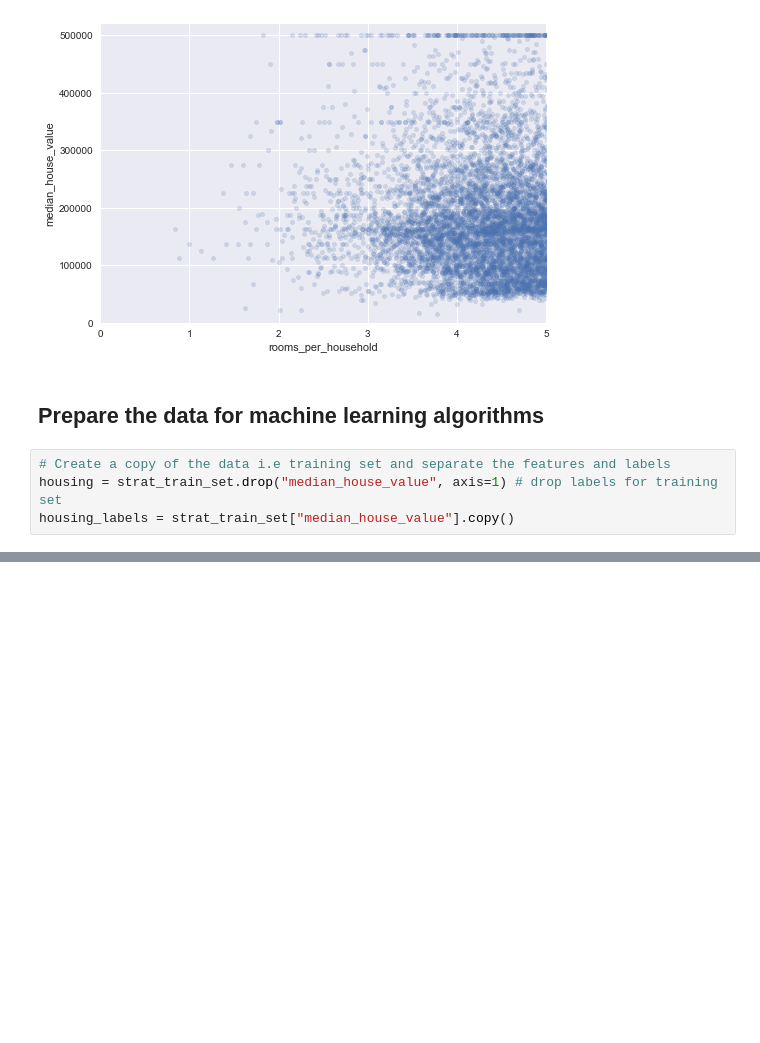
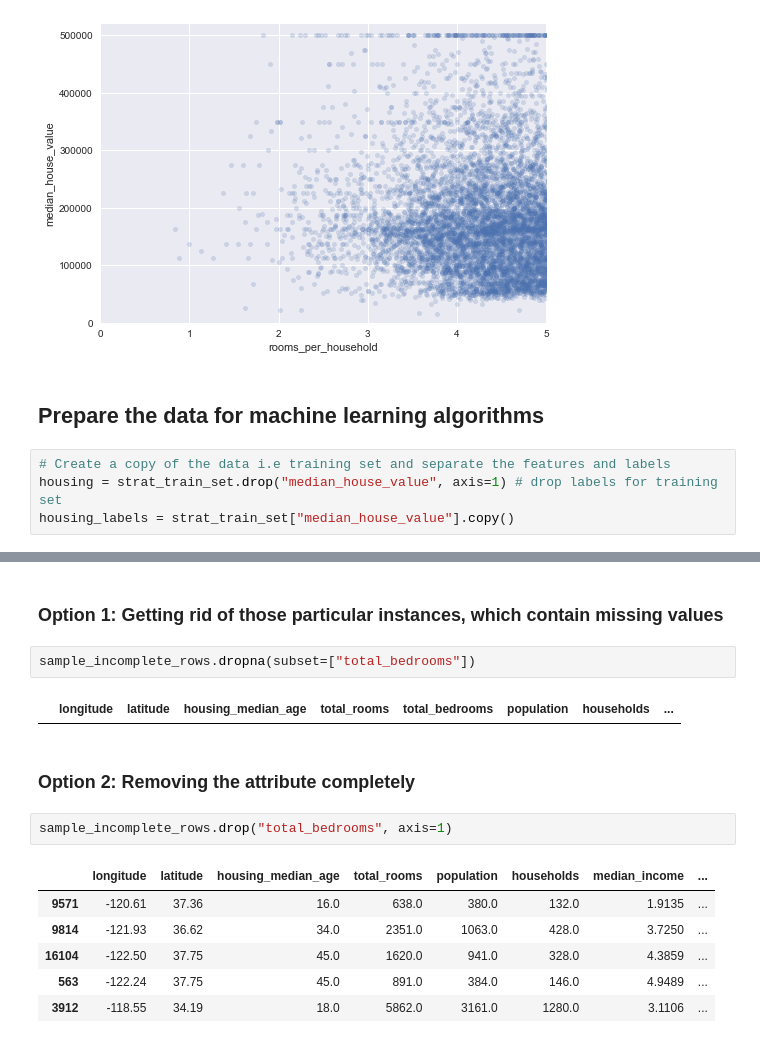
Before and after one commit to harshseth/ml-core, a Jupyter notebook: Housing.ipynb, the cells around one changed output, grey strips where cells are left out. Cells and saved outputs as stored; diff of their text form; blank space fills up the shorter version.

```diff
--- a/Housing.ipynb
+++ b/Housing.ipynb
@@ -471,0 +487,17 @@ housing_labels = strat_train_set["median_house_value"].copy()
+# %% [markdown]
+### Option 1: Getting rid of those particular instances, which contain missing values
+# %%
+sample_incomplete_rows.dropna(subset=["total_bedrooms"])
+# %% [output]
+|  | longitude | latitude | housing_median_age | total_rooms | total_bedrooms | population | households | ... |
+# %% [markdown]
+### Option 2: Removing the attribute completely
+# %%
+sample_incomplete_rows.drop("total_bedrooms", axis=1)
+# %% [output]
+|  | longitude | latitude | housing_median_age | total_rooms | population | households | median_income | ... |
+| 9571 | -120.61 | 37.36 | 16.0 | 638.0 | 380.0 | 132.0 | 1.9135 | ... |
+| 9814 | -121.93 | 36.62 | 34.0 | 2351.0 | 1063.0 | 428.0 | 3.7250 | ... |
+| 16104 | -122.50 | 37.75 | 45.0 | 1620.0 | 941.0 | 328.0 | 4.3859 | ... |
+| 563 | -122.24 | 37.75 | 45.0 | 891.0 | 384.0 | 146.0 | 4.9489 | ... |
+| 3912 | -118.55 | 34.19 | 18.0 | 5862.0 | 3161.0 | 1280.0 | 3.1106 | ... |
```
Also changed, not shown: parts of 8 cells of this notebook.
